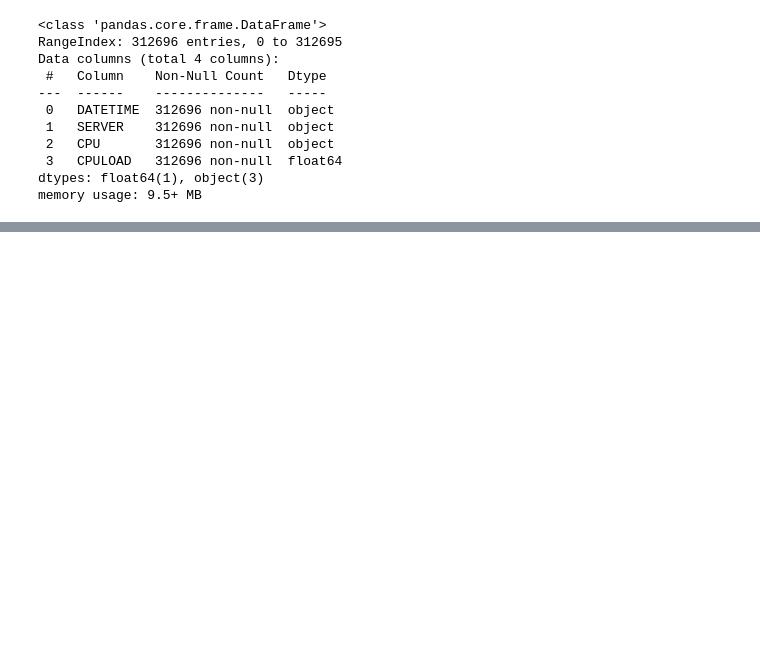
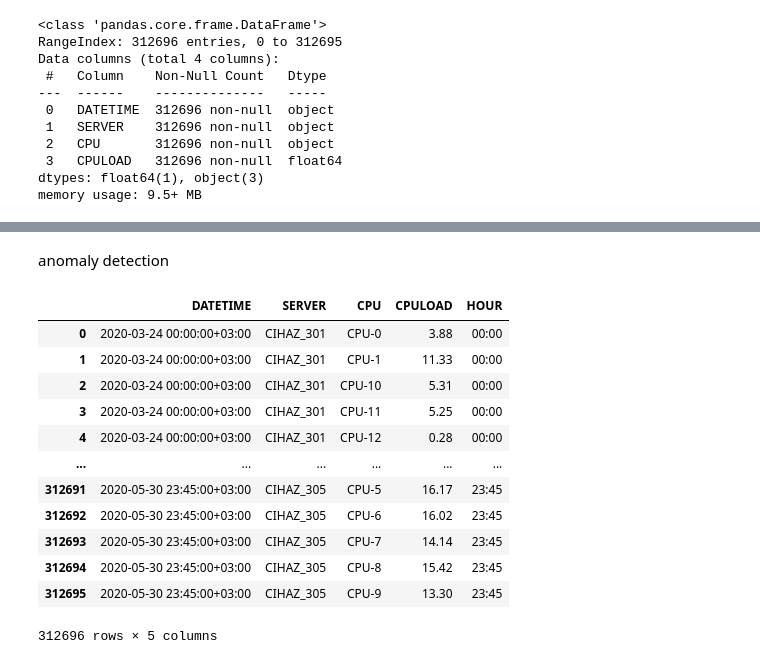
Before and after one commit to necmettinalver/CPULoad-Tahmini-InnovaFuture, a Jupyter notebook: cas1.ipynb, the cells around one changed output, grey strips where cells are left out. Saved outputs shown, nothing was run; the diff lists cells and outputs as text; code cells hidden in the pictures; blank space fills up the shorter version.

```diff
--- a/cas1.ipynb
+++ b/cas1.ipynb
@@ -6,6 +12,6 @@ from statsmodels.tsa.arima.model import ARIMA
 # %%
-train = pd.read_csv('train.csv')
-train[:60]
+train = pd.read_csv('data/train.csv')
+train
 # %% [output]
 |  | DATETIME | SERVER | CPU | CPULOAD |
 | 0 | 2020-03-24 00:00:00+03:00 | CIHAZ_301 | CPU-0 | 3.88 |
@@ -38,6 +40,3 @@ Data columns (total 4 columns):
  3   CPULOAD   312696 non-null  float64
 dtypes: float64(1), object(3)
 memory usage: 9.5+ MB
-# %%
-train['DATETIME'] = pd.to_datetime(train['DATETIME'])
-train
@@ -94 +43,6 @@ true
+# %%
+#estimation will be made by grouping by hour
+
+train["DATETIME"] = pd.to_datetime(train["DATETIME"], format="%Y-%m-%d %H:%M:%S%z", errors = 'coerce')
+train['HOUR'] = train['DATETIME'].dt.strftime('%H:%M')
 # %%
@@ -116,21 +72,0 @@ Sonraki tahmin: 5.972822338866987
-# %%
-from pmdarima.arima import auto_arima
-import pandas as pd
-
-# Veri setinizi yükleyin
-df = pd.read_csv('veri_seti.csv')  # Veri setinizin dosya yolunu belirtin
-
-# ARIMA modelini otomatik olarak seçin
-model = auto_arima(df['veri_sutunu'], seasonal=False)
-
-# Veri setini eğitim ve test kümelerine ayırın
-train = x  # n, test verisi uzunluğunu belirtir
-
-
-# Modeli eğitin
-model_fit = model.fit()
-# Tahminleme yapın
-forecast = model_fit.forecast(x)  # n, tahmin edilecek gelecek dönem sayısını belirtir
-
-# Tahmin sonuçlarını görüntüleyin
-print(forecast)
@@ -212,0 +202,27 @@ Sonraki tahmin: 6.220036
+# %% [markdown]
+anomaly detection
+# %%
+"""
+%Y: Yıl (örn. 2020)
+%m: Ay (örn. 03)
+%d: Gün (örn. 24)
+%H: Saat (örn. 00)
+%M: Dakika (örn. 00)
+%S: Saniye (örn. 00)
+%z: Saat dilimi ofseti (örn. +03:00)
+"""
+train
+# %% [output]
+|  | DATETIME | SERVER | CPU | CPULOAD | HOUR |
+| 0 | 2020-03-24 00:00:00+03:00 | CIHAZ_301 | CPU-0 | 3.88 | 00:00 |
+| 1 | 2020-03-24 00:00:00+03:00 | CIHAZ_301 | CPU-1 | 11.33 | 00:00 |
+| 2 | 2020-03-24 00:00:00+03:00 | CIHAZ_301 | CPU-10 | 5.31 | 00:00 |
+| 3 | 2020-03-24 00:00:00+03:00 | CIHAZ_301 | CPU-11 | 5.25 | 00:00 |
+| 4 | 2020-03-24 00:00:00+03:00 | CIHAZ_301 | CPU-12 | 0.28 | 00:00 |
+| ... | ... | ... | ... | ... | ... |
+| 312691 | 2020-05-30 23:45:00+03:00 | CIHAZ_305 | CPU-5 | 16.17 | 23:45 |
+| 312692 | 2020-05-30 23:45:00+03:00 | CIHAZ_305 | CPU-6 | 16.02 | 23:45 |
+| 312693 | 2020-05-30 23:45:00+03:00 | CIHAZ_305 | CPU-7 | 14.14 | 23:45 |
+| 312694 | 2020-05-30 23:45:00+03:00 | CIHAZ_305 | CPU-8 | 15.42 | 23:45 |
+| 312695 | 2020-05-30 23:45:00+03:00 | CIHAZ_305 | CPU-9 | 13.30 | 23:45 |
+312696 rows × 5 columns
```
Also changed, not shown: parts of 19 cells of this notebook.
